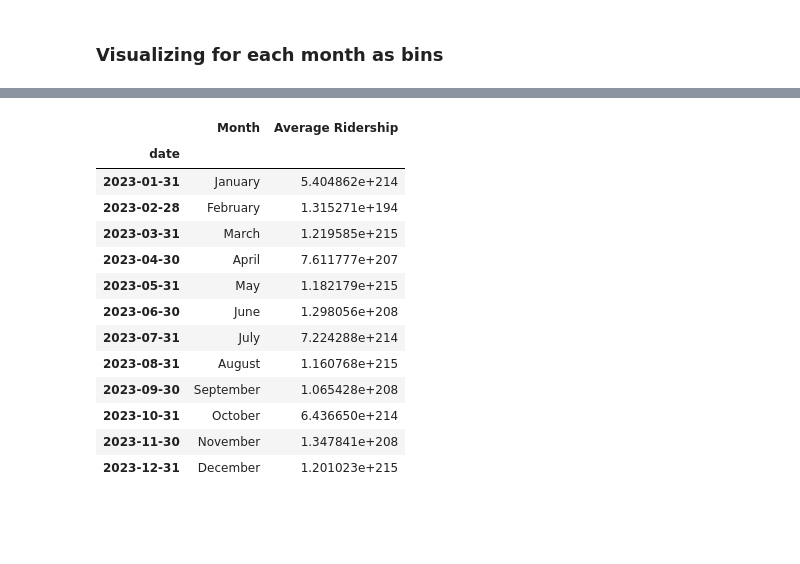
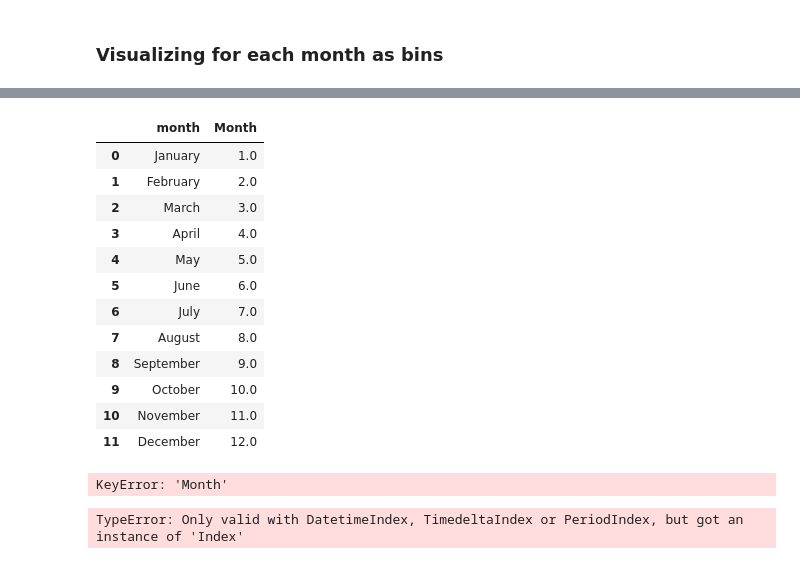
Before and after one commit to atharvakarnik/NY-MetroMetrics, a Jupyter notebook: sandbox-data-extraction.ipynb, the cells around one changed output, grey strips where cells are left out. Drawn from its saved outputs; the diff is of its cells as text; code cells hidden in the pictures; blank space fills up the shorter version.

Commit message:
Have some errors, need to fix

```diff
--- a/sandbox-data-extraction.ipynb
+++ b/sandbox-data-extraction.ipynb
@@ -168,17 +168,34 @@ plt.show()
 # %%
-monthly_avg_df
+monthly_avg
 # %% [output]
-|  | Month | Average Ridership |
-| date |  |  |
-| 2023-01-31 | January | 5.404862e+214 |
-| 2023-02-28 | February | 1.315271e+194 |
-| 2023-03-31 | March | 1.219585e+215 |
-| 2023-04-30 | April | 7.611777e+207 |
-| 2023-05-31 | May | 1.182179e+215 |
-| 2023-06-30 | June | 1.298056e+208 |
-| 2023-07-31 | July | 7.224288e+214 |
-| 2023-08-31 | August | 1.160768e+215 |
-| 2023-09-30 | September | 1.065428e+208 |
-| 2023-10-31 | October | 6.436650e+214 |
-| 2023-11-30 | November | 1.347841e+208 |
-| 2023-12-31 | December | 1.201023e+215 |
+|  | month | Month |
+| 0 | January | 1.0 |
+| 1 | February | 2.0 |
+| 2 | March | 3.0 |
+| 3 | April | 4.0 |
+| 4 | May | 5.0 |
+| 5 | June | 6.0 |
+| 6 | July | 7.0 |
+| 7 | August | 8.0 |
+| 8 | September | 9.0 |
+| 9 | October | 10.0 |
+| 10 | November | 11.0 |
+| 11 | December | 12.0 |
+# %%
+monthly_avg_df[monthly_avg_df['Month']=='November']['Average Ridership']
+# %% [output]
+KeyError: 'Month'
+# %%
+monthly_avg_ridership = df_2023.resample('W').mean()
+
+df_monthly_avg = pd.DataFrame({
+    'month': monthly_avg_ridership.index.month_name(),
+    'avg_ridership': monthly_avg_ridership['subways_total_estimated_ridership']
+})
+
+df_monthly_avg.reset_index(drop=True, inplace=True)
+
+# Display the new DataFrame
+print(df_monthly_avg)
+# %% [output]
+TypeError: Only valid with DatetimeIndex, TimedeltaIndex or PeriodIndex, but got an instance of 'Index'
```
Also changed, not shown: parts of 1 cell of this notebook.
